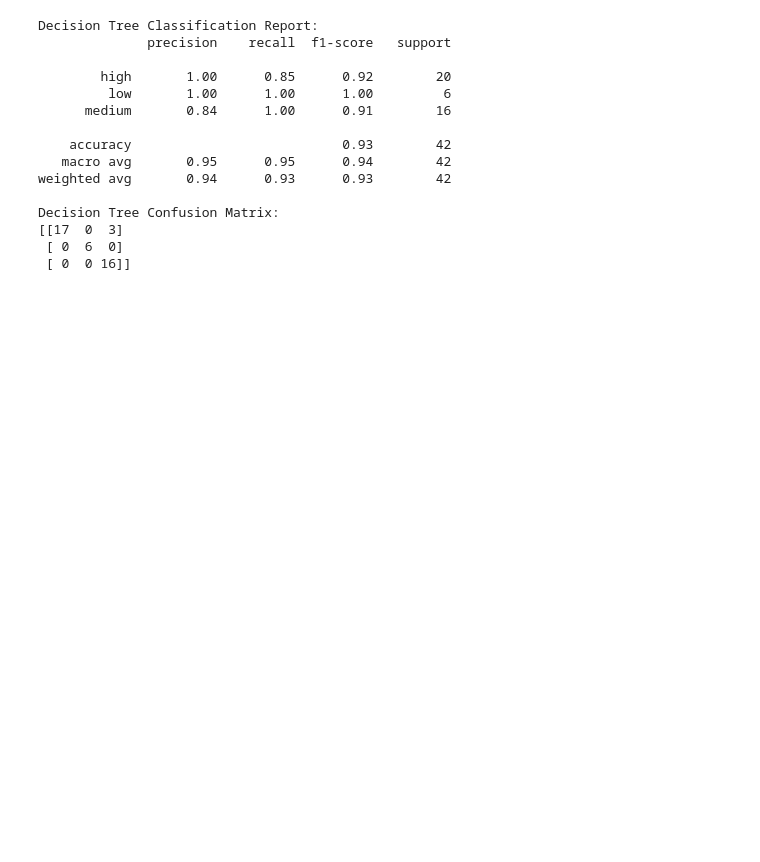
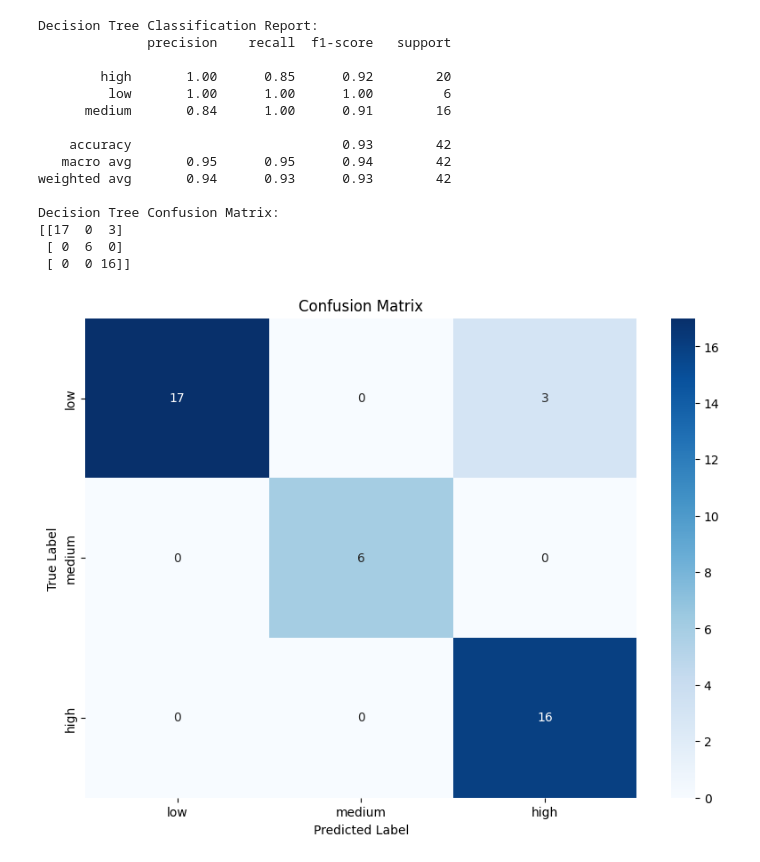
Before and after one commit to adrianalbino/DATA_ANALYTICS, a Jupyter notebook: Assignments/Lecture_8_Assignment.ipynb, the cells around one changed output. Cells and saved outputs as stored; diff of their text form; code cells hidden in the pictures; blank space fills up the shorter version.

```diff
--- a/Assignments/Lecture_8_Assignment.ipynb
+++ b/Assignments/Lecture_8_Assignment.ipynb
@@ -51,3 +67,16 @@ Decision Tree Confusion Matrix:
 [[17  0  3]
  [ 0  6  0]
  [ 0  0 16]]
+# %%
+# Assume y_test and y_pred are defined as per your script outputs
+cm = confusion_matrix(y_test, y_pred)
+class_names = ['low', 'medium', 'high']  # Names of the classes in the order of the labels
+
+plt.figure(figsize=(10, 7))
+sns.heatmap(cm, annot=True, fmt='g', cmap='Blues', xticklabels=class_names, yticklabels=class_names)
+plt.xlabel('Predicted Label')
+plt.ylabel('True Label')
+plt.title('Confusion Matrix')
+plt.show()
+# %% [output]
+[figure, added]
```
Also changed, not shown: parts of 3 cells of this notebook.
